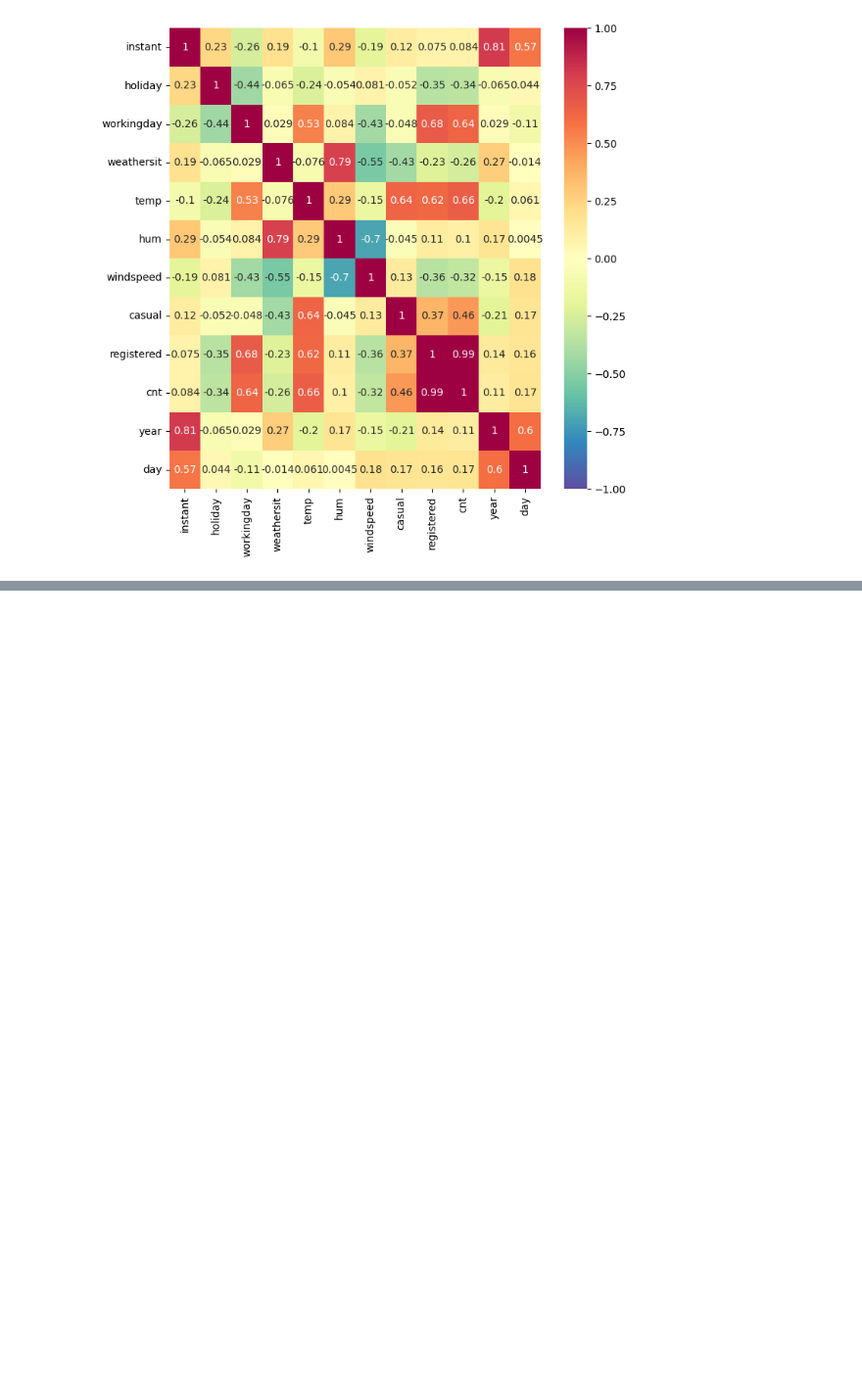
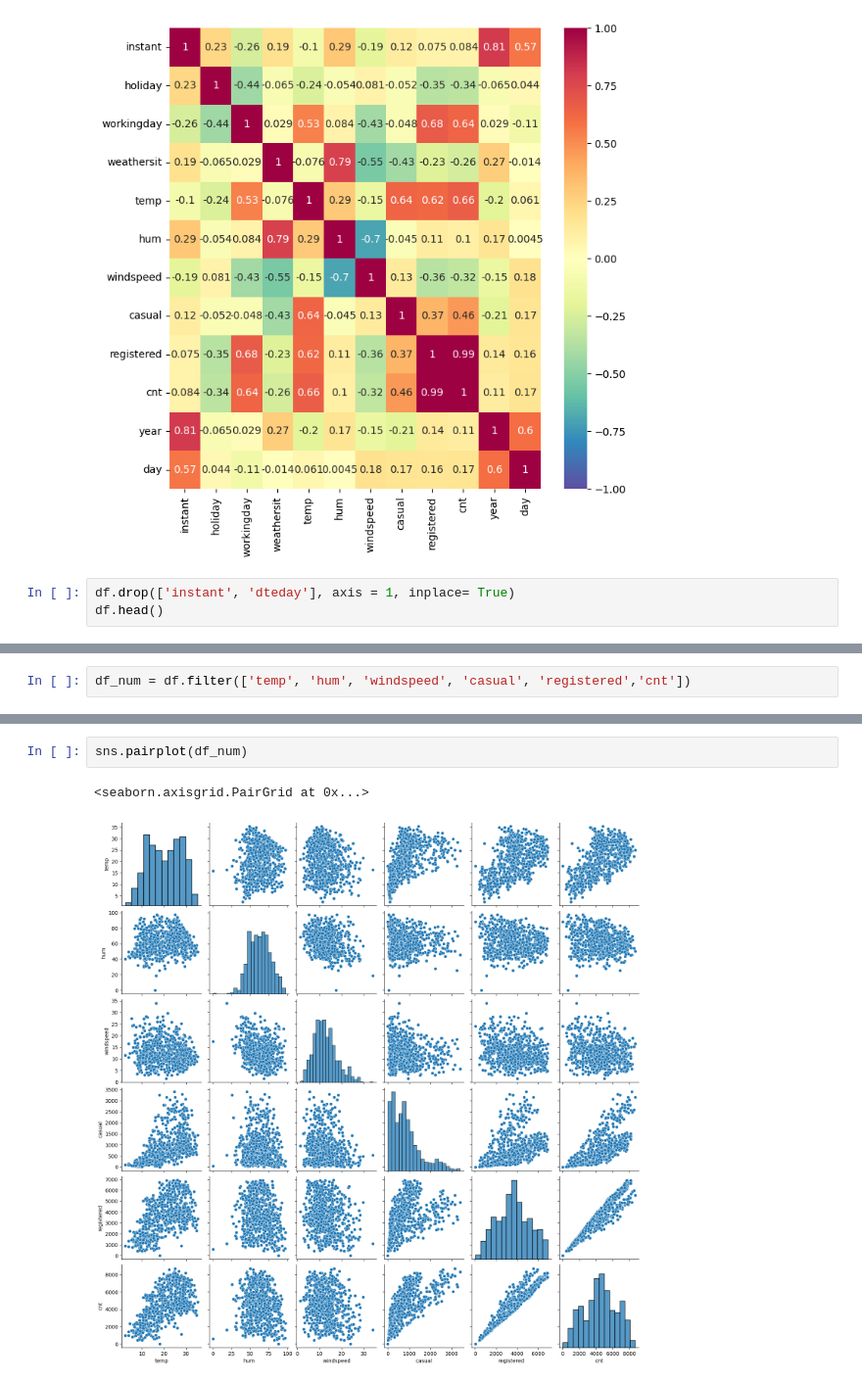
Before and after one commit to LidyaDescals/project-da-promo-D-module-3-team-3, a Jupyter notebook: analisis_exploratorio.ipynb, the cells around one changed output, grey strips where cells are left out. Shown at 98% size. Drawn from its saved outputs; the diff is of its cells as text; blank space fills up the shorter version.

```diff
--- a/analisis_exploratorio.ipynb
+++ b/analisis_exploratorio.ipynb
@@ -352,3 +354,6 @@ sns.heatmap(df_outliers_casual.corr(),
 # %% [output]
 <AxesSubplot:>
 [figure]
+# %%
+df.drop(['instant', 'dteday'], axis = 1, inplace= True)
+df.head()
@@ -354,0 +367,2 @@ sns.heatmap(df_outliers_casual.corr(),
+# %%
+df_num = df.filter(['temp', 'hum', 'windspeed', 'casual', 'registered','cnt'])
@@ -354,0 +378,5 @@ sns.heatmap(df_outliers_casual.corr(),
+# %%
+sns.pairplot(df_num)
+# %% [output]
+<seaborn.axisgrid.PairGrid at 0x...>
+[figure, added]
```
Also changed, not shown: parts of 15 cells of this notebook.
